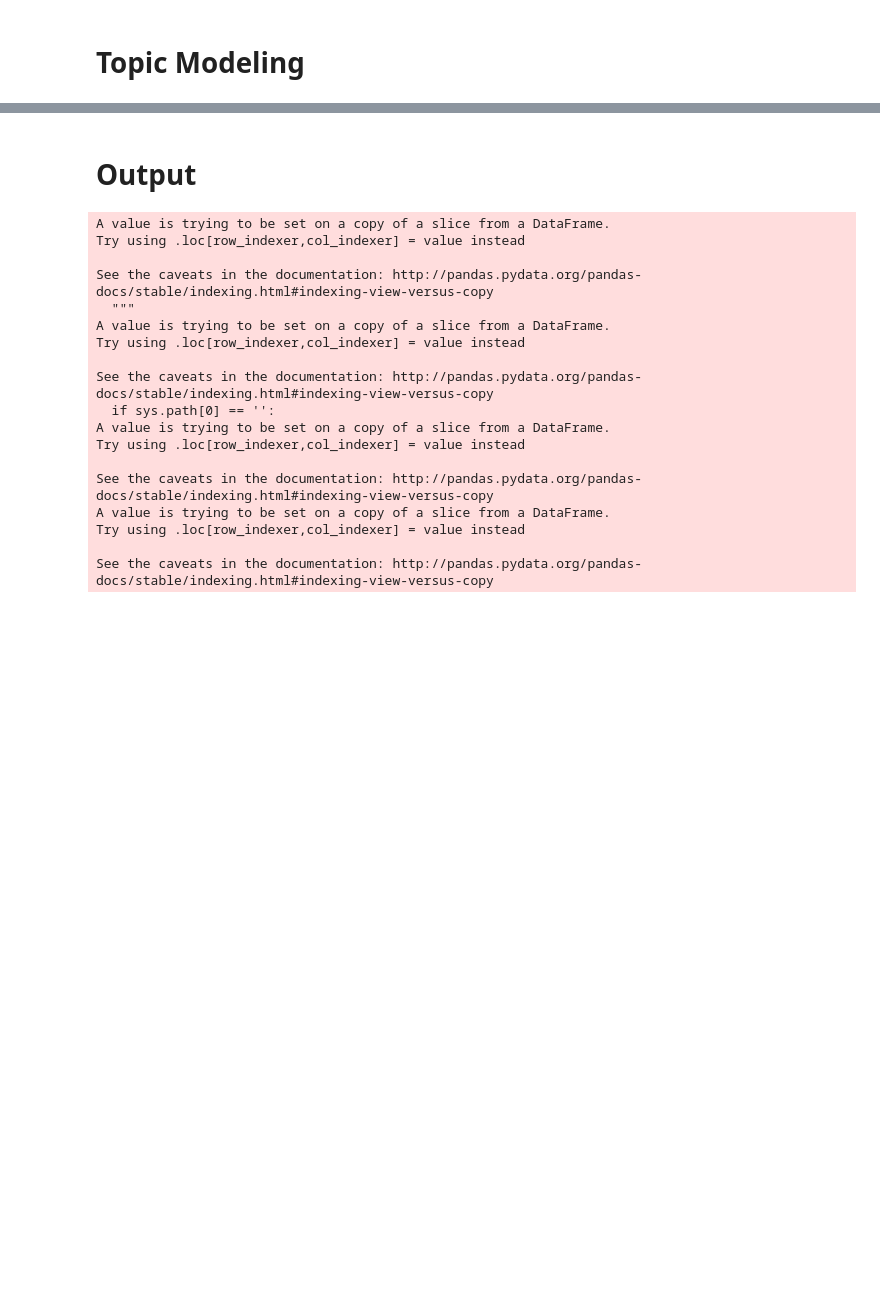
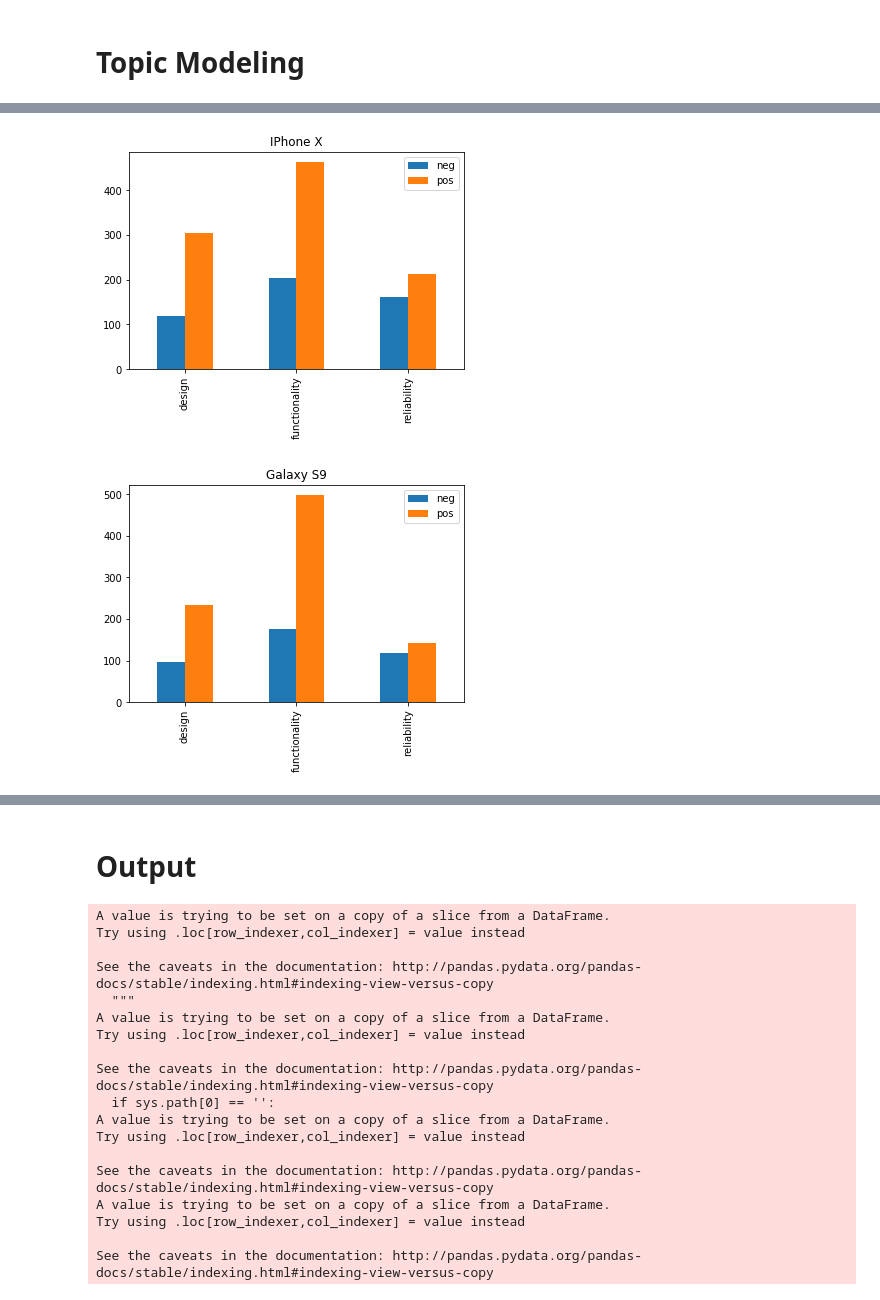
Before and after one commit to ayan1995/Thinkful, a Jupyter notebook: Bootcamp/Final Capstone Opinion Mining/opinion_mining/Notebook/Opinion Mining/Opinion Mining.ipynb, the cells around one changed output, grey strips where cells are left out. Drawn from its saved outputs; the diff is of its cells as text; code cells hidden in the pictures; blank space fills up the shorter version.

```diff
--- a/Bootcamp/Final Capstone Opinion Mining/opinion_mining/Notebook/Opinion Mining/Opinion Mining.ipynb
+++ b/Bootcamp/Final Capstone Opinion Mining/opinion_mining/Notebook/Opinion Mining/Opinion Mining.ipynb
@@ -369,0 +483,3 @@ def feature_sentiment(sentence):
+# %%
+iphonex_df = df[df['phone']=='IPhone X']
+s9_df = df[df['phone'] =='Samsung Galaxy S9']
@@ -369,0 +495,6 @@ def feature_sentiment(sentence):
+# %%
+iphonex_text = []
+iphonex_text.append(list(iphonex_df.text))
+
+s9_text = []
+s9_text.append(list(s9_df.text))
@@ -369,0 +519,8 @@ def feature_sentiment(sentence):
+# %%
+# test code
+terms_dict={'design':Counter(), 'functionality':Counter(), 'reliability':Counter()}
+aspect_sent={'design':Counter(), 'functionality':Counter(), 'reliability':Counter()}
+
+for item in iphonex_text:
+    for sentences in item:
+        iphonex_sent, iphonex_terms = review_pipe(sentences, aspect_sent, terms_dict)
@@ -369,0 +547,8 @@ def feature_sentiment(sentence):
+# %%
+# test code
+terms_dict={'design':Counter(), 'functionality':Counter(), 'reliability':Counter()}
+aspect_sent={'design':Counter(), 'functionality':Counter(), 'reliability':Counter()}
+
+for item in s9_text:
+    for sentences in item:
+        s9_sent, s9_terms = review_pipe(sentences, aspect_sent, terms_dict)
@@ -369,0 +626,13 @@ def feature_sentiment(sentence):
+# %%
+# quick visualization
+pd.DataFrame(iphonex_sent).T.plot(kind='bar')
+plt.title('IPhone X')
+plt.show()
+
+# quick visualization
+pd.DataFrame(s9_sent).T.plot(kind='bar')
+plt.title('Galaxy S9')
+plt.show()
+# %% [output]
+[figure, added]
+[figure, added]
```
Also changed, not shown: parts of 42 cells of this notebook, 4 other files.
